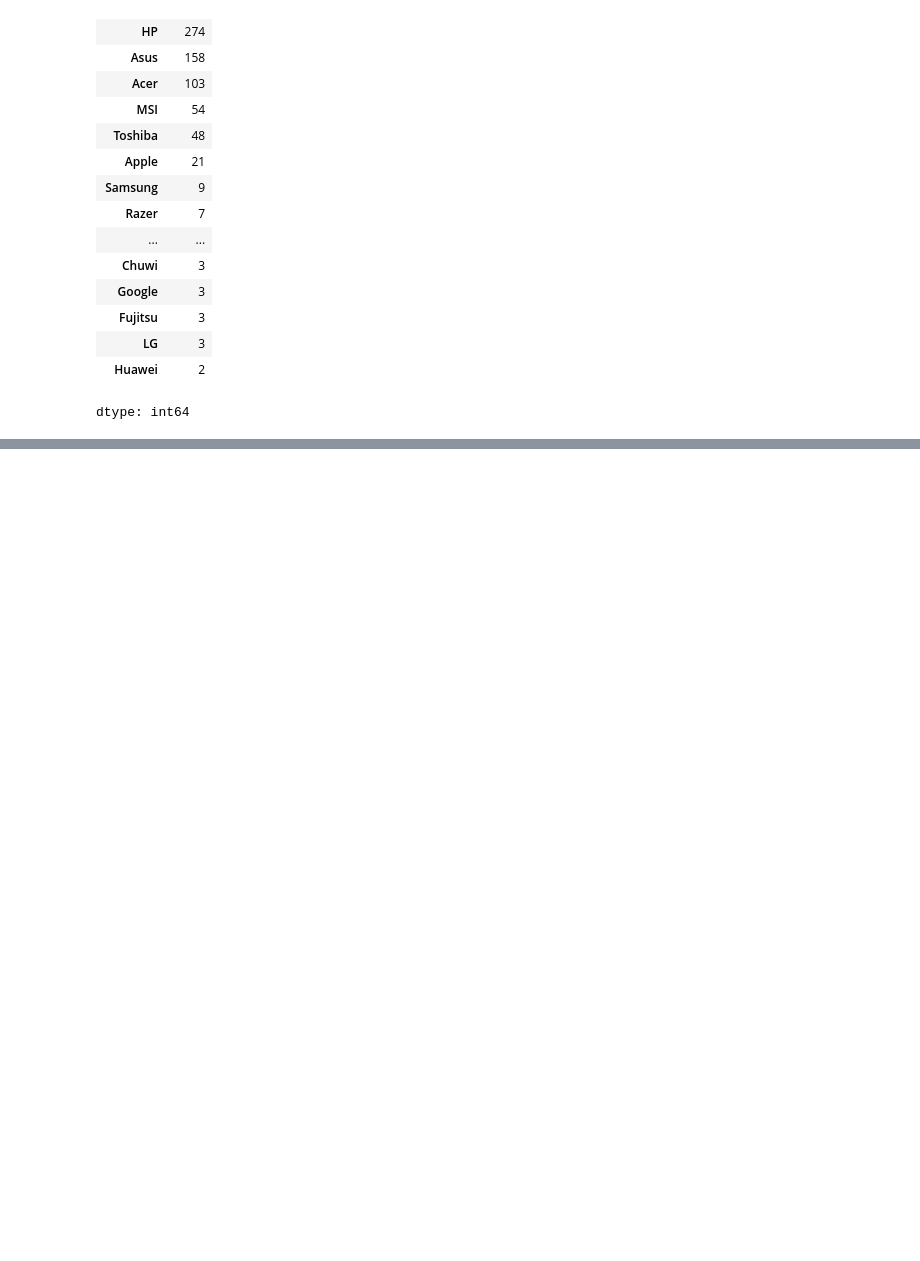
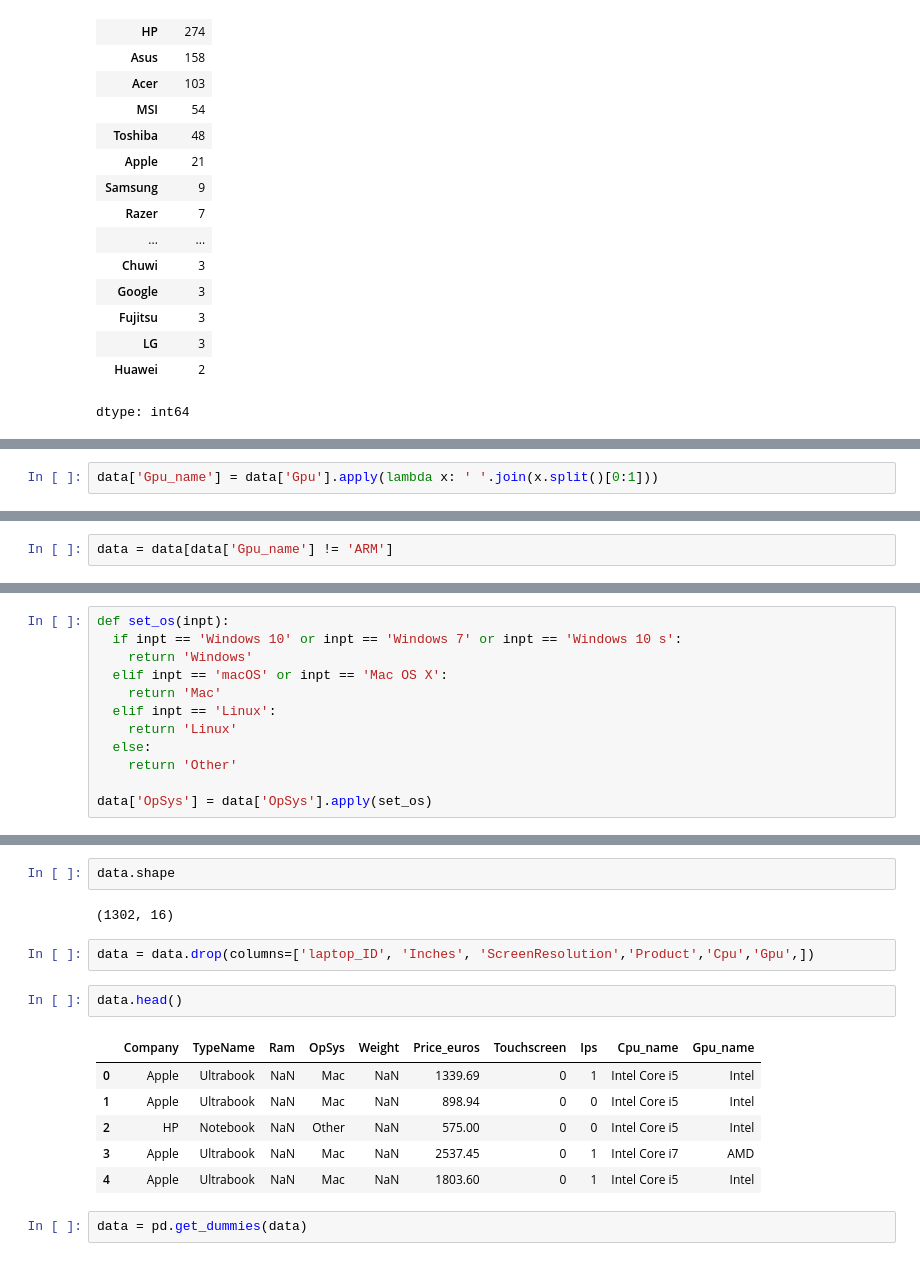
Before and after one commit to vihanga-induwara/Simple-Laptop-Price-Predictor---Machine-Learning, a Jupyter notebook: Simple_Laptop_Price_Predictor(ML).ipynb, the cells around one changed output, grey strips where cells are left out. Cells and saved outputs as stored; diff of their text form; blank space fills up the shorter version.

```diff
--- a/Simple_Laptop_Price_Predictor(ML).ipynb
+++ b/Simple_Laptop_Price_Predictor(ML).ipynb
@@ -107,0 +244,2 @@ dtype: int64
+# %%
+data['Gpu_name'] = data['Gpu'].apply(lambda x: ' '.join(x.split()[0:1]))
@@ -107,0 +260,2 @@ dtype: int64
+# %%
+data = data[data['Gpu_name'] != 'ARM']
@@ -107,0 +286,12 @@ dtype: int64
+# %%
+def set_os(inpt):
+  if inpt == 'Windows 10' or inpt == 'Windows 7' or inpt == 'Windows 10 s':
+    return 'Windows'
+  elif inpt == 'macOS' or inpt == 'Mac OS X':
+    return 'Mac'
+  elif inpt == 'Linux':
+    return 'Linux'
+  else:
+    return 'Other'
+
+data['OpSys'] = data['OpSys'].apply(set_os)
@@ -107,0 +308,17 @@ dtype: int64
+# %%
+data.shape
+# %% [output]
+(1302, 16)
+# %%
+data = data.drop(columns=['laptop_ID', 'Inches', 'ScreenResolution','Product','Cpu','Gpu',])
+# %%
+data.head()
+# %% [output]
+|  | Company | TypeName | Ram | OpSys | Weight | Price_euros | Touchscreen | Ips | Cpu_name | Gpu_name |
+| 0 | Apple | Ultrabook | NaN | Mac | NaN | 1339.69 | 0 | 1 | Intel Core i5 | Intel |
+| 1 | Apple | Ultrabook | NaN | Mac | NaN | 898.94 | 0 | 0 | Intel Core i5 | Intel |
+| 2 | HP | Notebook | NaN | Other | NaN | 575.00 | 0 | 0 | Intel Core i5 | Intel |
+| 3 | Apple | Ultrabook | NaN | Mac | NaN | 2537.45 | 0 | 1 | Intel Core i7 | AMD |
+| 4 | Apple | Ultrabook | NaN | Mac | NaN | 1803.60 | 0 | 1 | Intel Core i5 | Intel |
+# %%
+data = pd.get_dummies(data)
```
Also changed, not shown: parts of 29 cells of this notebook.
